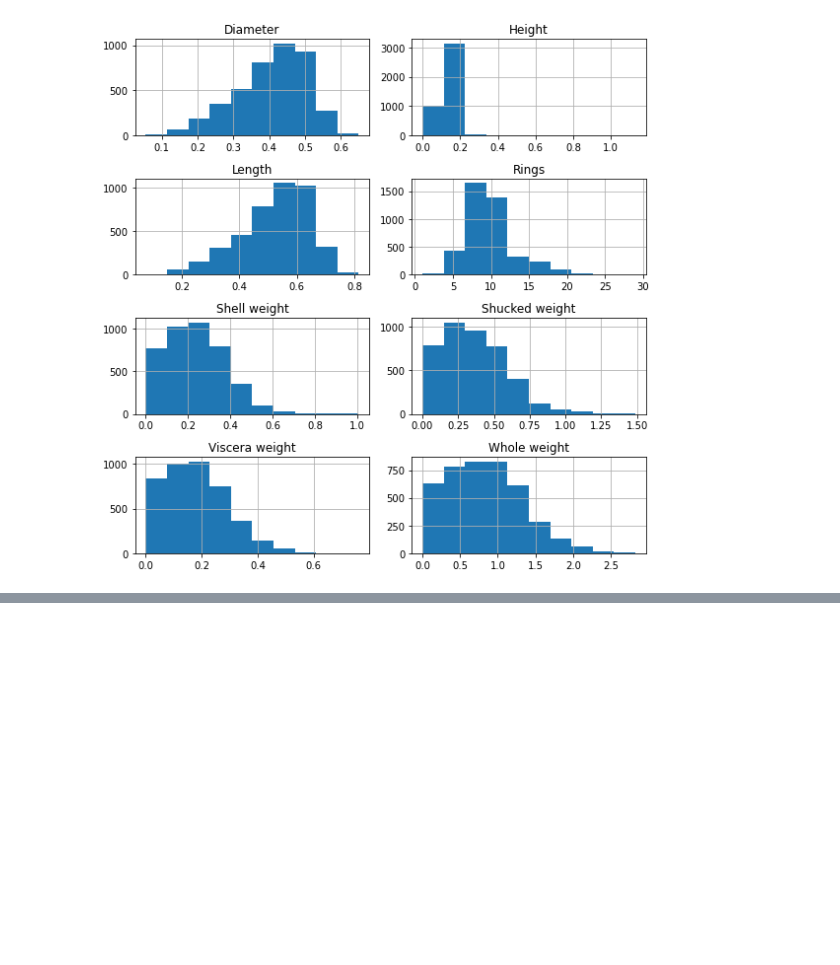
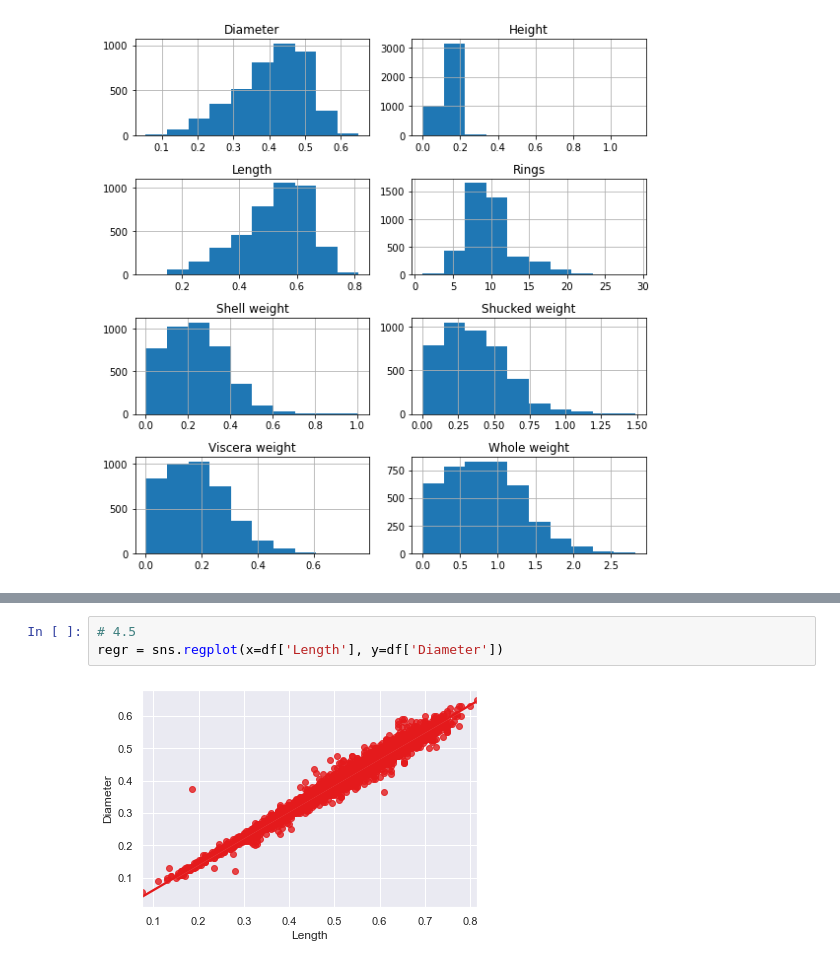
Before and after one commit to WojciechSova/pythonProject, a Jupyter notebook: Untitled.ipynb, the cells around one changed output, grey strips where cells are left out. Saved outputs shown, nothing was run; the diff lists cells and outputs as text; blank space fills up the shorter version.

```diff
--- a/Untitled.ipynb
+++ b/Untitled.ipynb
@@ -87,0 +95,5 @@ data5
+# %%
+# 4.5
+regr = sns.regplot(x=df['Length'], y=df['Diameter'])
+# %% [output]
+[figure, added]
```
Also changed, not shown: parts of 6 cells of this notebook.
